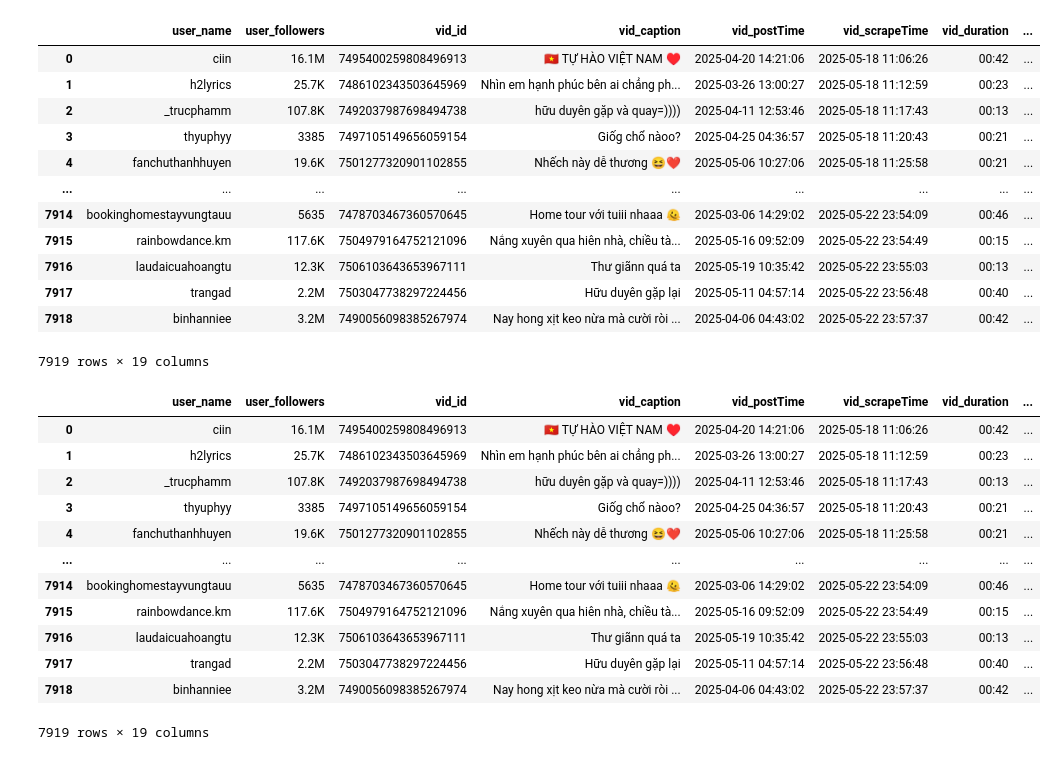
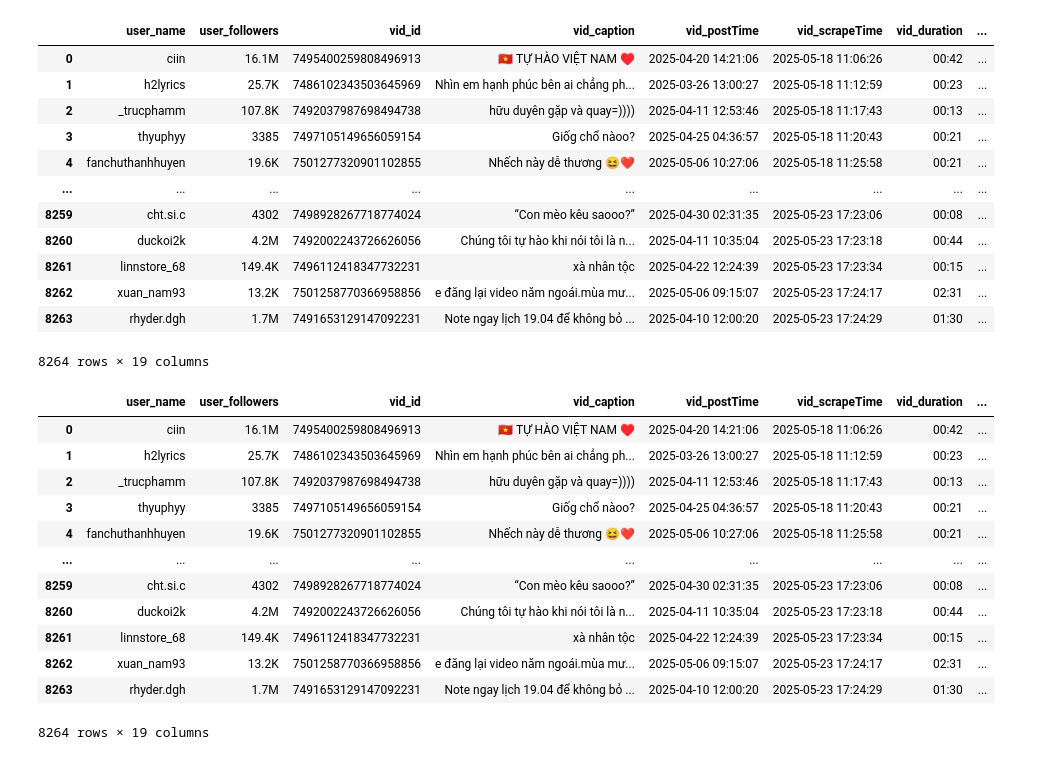
Before and after one commit to thienphucle/IE403.P21_Social_Media_Data_Mining, a Jupyter notebook: combine.ipynb, the cells around one changed output. Saved outputs shown, nothing was run; the diff lists cells and outputs as text; code cells hidden in the pictures.

```diff
--- a/combine.ipynb
+++ b/combine.ipynb
@@ -26,12 +27,13 @@ hn = hn[hn['user_name'].notna()]
 hn.reset_index(drop=True, inplace=True)
 hn.to_csv('tiktok_feed_hn.csv', index=False)
 # %%
-df1 = pd.read_csv('tiktok_feed_combined2.csv')
+df1 = pd.read_csv('tiktok_feed_combined4.csv')
 df2 = pd.read_csv('tiktok_feed_tp.csv')
 df3 = pd.read_csv('tiktok_feed_nm.csv')
 df4 = pd.read_csv('tiktok_feed_hn.csv')
+df4 = df4.drop(columns=['Unnamed: 0'])
 df5 = pd.read_csv('tiktok_feed_tpl.csv')
-df6 = pd.read_csv('tiktok_feed_3.csv')
+df6 = pd.read_csv('tiktok_feed_2.csv')
 # %%
 df1 = df1[df1['vid_nview'].notna()]
 df2 = df2[df2['vid_nview'].notna()]
@@ -53,26 +55,26 @@ combine
 | 3 | thyuphyy | 3385 | 7497105149656059154 | Giốg chổ nàoo? | 2025-04-25 04:36:57 | 2025-05-18 11:20:43 | 00:21 | ... |
 | 4 | fanchuthanhhuyen | 19.6K | 7501277320901102855 | Nhếch này dễ thương 😆❤ | 2025-05-06 10:27:06 | 2025-05-18 11:25:58 | 00:21 | ... |
 | ... | ... | ... | ... | ... | ... | ... | ... | ... |
-| 7914 | bookinghomestayvungtauu | 5635 | 7478703467360570645 | Home tour với tuiii nhaaa 🫠 | 2025-03-06 14:29:02 | 2025-05-22 23:54:09 | 00:46 | ... |
-| 7915 | rainbowdance.km | 117.6K | 7504979164752121096 | Nắng xuyên qua hiên nhà, chiều tà... | 2025-05-16 09:52:09 | 2025-05-22 23:54:49 | 00:15 | ... |
-| 7916 | laudaicuahoangtu | 12.3K | 7506103643653967111 | Thư giãnn quá ta | 2025-05-19 10:35:42 | 2025-05-22 23:55:03 | 00:13 | ... |
-| 7917 | trangad | 2.2M | 7503047738297224456 | Hữu duyên gặp lại | 2025-05-11 04:57:14 | 2025-05-22 23:56:48 | 00:40 | ... |
-| 7918 | binhanniee | 3.2M | 7490056098385267974 | Nay hong xịt keo nừa mà cười ròi ... | 2025-04-06 04:43:02 | 2025-05-22 23:57:37 | 00:42 | ... |
+| 8259 | cht.si.c | 4302 | 7498928267718774024 | “Con mèo kêu saooo?” | 2025-04-30 02:31:35 | 2025-05-23 17:23:06 | 00:08 | ... |
+| 8260 | duckoi2k | 4.2M | 7492002243726626056 | Chúng tôi tự hào khi nói tôi là n... | 2025-04-11 10:35:04 | 2025-05-23 17:23:18 | 00:44 | ... |
+| 8261 | linnstore_68 | 149.4K | 7496112418347732231 | xà nhân tộc | 2025-04-22 12:24:39 | 2025-05-23 17:23:34 | 00:15 | ... |
+| 8262 | xuan_nam93 | 13.2K | 7501258770366958856 | e đăng lại video năm ngoái.mùa mư... | 2025-05-06 09:15:07 | 2025-05-23 17:24:17 | 02:31 | ... |
+| 8263 | rhyder.dgh | 1.7M | 7491653129147092231 | Note ngay lịch 19.04 để không bỏ ... | 2025-04-10 12:00:20 | 2025-05-23 17:24:29 | 01:30 | ... |
-7919 rows × 19 columns
+8264 rows × 19 columns
 # %%
-combine.to_csv('tiktok_feed_combined4.csv', index=False)
+combine.to_csv('tiktok_feed_combined2.csv', index=False)
 combine
 # %% [output]
 |  | user_name | user_followers | vid_id | vid_caption | vid_postTime | vid_scrapeTime | vid_duration | ... |
 | 0 | ciin | 16.1M | 7495400259808496913 | 🇻🇳 TỰ HÀO VIỆT NAM ♥️ | 2025-04-20 14:21:06 | 2025-05-18 11:06:26 | 00:42 | ... |
 | 1 | h2lyrics | 25.7K | 7486102343503645969 | Nhìn em hạnh phúc bên ai chẳng ph... | 2025-03-26 13:00:27 | 2025-05-18 11:12:59 | 00:23 | ... |
 | 2 | _trucphamm | 107.8K | 7492037987698494738 | hữu duyên gặp và quay=)))) | 2025-04-11 12:53:46 | 2025-05-18 11:17:43 | 00:13 | ... |
 | 3 | thyuphyy | 3385 | 7497105149656059154 | Giốg chổ nàoo? | 2025-04-25 04:36:57 | 2025-05-18 11:20:43 | 00:21 | ... |
 | 4 | fanchuthanhhuyen | 19.6K | 7501277320901102855 | Nhếch này dễ thương 😆❤ | 2025-05-06 10:27:06 | 2025-05-18 11:25:58 | 00:21 | ... |
 | ... | ... | ... | ... | ... | ... | ... | ... | ... |
-| 7914 | bookinghomestayvungtauu | 5635 | 7478703467360570645 | Home tour với tuiii nhaaa 🫠 | 2025-03-06 14:29:02 | 2025-05-22 23:54:09 | 00:46 | ... |
-| 7915 | rainbowdance.km | 117.6K | 7504979164752121096 | Nắng xuyên qua hiên nhà, chiều tà... | 2025-05-16 09:52:09 | 2025-05-22 23:54:49 | 00:15 | ... |
-| 7916 | laudaicuahoangtu | 12.3K | 7506103643653967111 | Thư giãnn quá ta | 2025-05-19 10:35:42 | 2025-05-22 23:55:03 | 00:13 | ... |
-| 7917 | trangad | 2.2M | 7503047738297224456 | Hữu duyên gặp lại | 2025-05-11 04:57:14 | 2025-05-22 23:56:48 | 00:40 | ... |
-| 7918 | binhanniee | 3.2M | 7490056098385267974 | Nay hong xịt keo nừa mà cười ròi ... | 2025-04-06 04:43:02 | 2025-05-22 23:57:37 | 00:42 | ... |
+| 8259 | cht.si.c | 4302 | 7498928267718774024 | “Con mèo kêu saooo?” | 2025-04-30 02:31:35 | 2025-05-23 17:23:06 | 00:08 | ... |
+| 8260 | duckoi2k | 4.2M | 7492002243726626056 | Chúng tôi tự hào khi nói tôi là n... | 2025-04-11 10:35:04 | 2025-05-23 17:23:18 | 00:44 | ... |
+| 8261 | linnstore_68 | 149.4K | 7496112418347732231 | xà nhân tộc | 2025-04-22 12:24:39 | 2025-05-23 17:23:34 | 00:15 | ... |
+| 8262 | xuan_nam93 | 13.2K | 7501258770366958856 | e đăng lại video năm ngoái.mùa mư... | 2025-05-06 09:15:07 | 2025-05-23 17:24:17 | 02:31 | ... |
+| 8263 | rhyder.dgh | 1.7M | 7491653129147092231 | Note ngay lịch 19.04 để không bỏ ... | 2025-04-10 12:00:20 | 2025-05-23 17:24:29 | 01:30 | ... |
-7919 rows × 19 columns
+8264 rows × 19 columns
```
Also changed, not shown: parts of 1 cell of this notebook, 8 other files.
